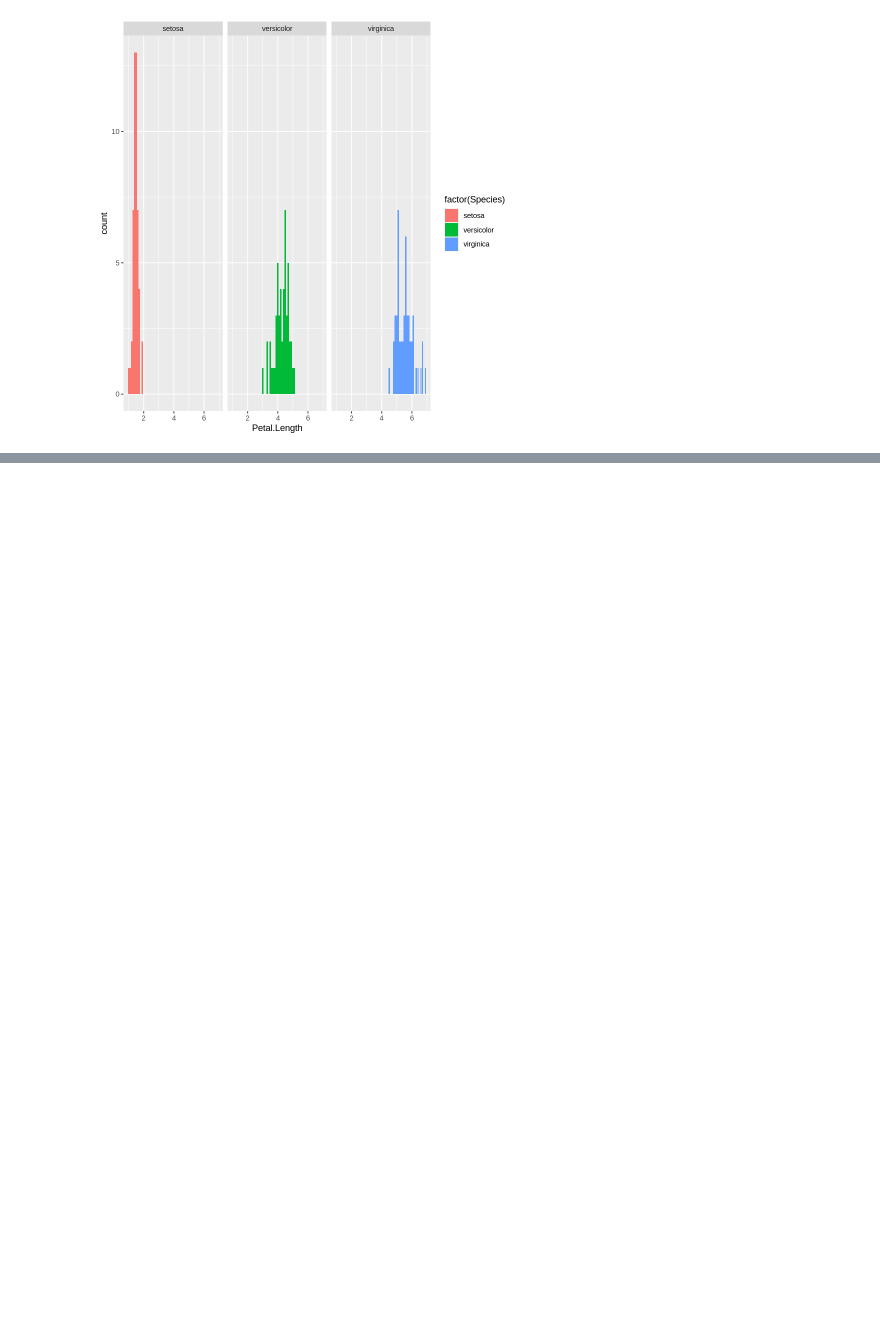
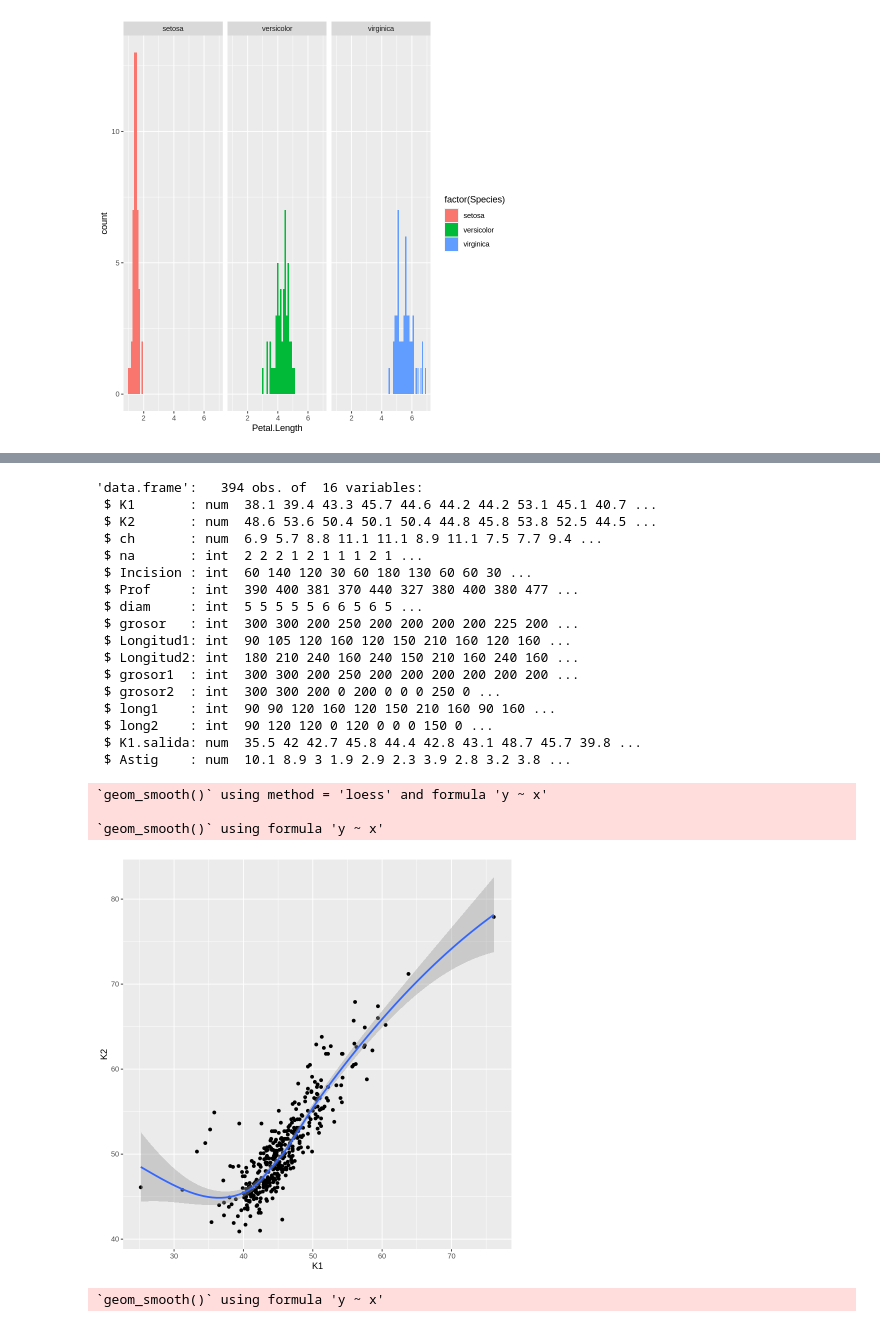
Before and after one commit to santiagoprado12/Curso-UPV-Machine-Learning-en-R, a Jupyter notebook: Introduccion_a_ggplot().ipynb, the cells around one changed output, grey strips where cells are left out. Cells and saved outputs as stored; diff of their text form; code cells hidden in the pictures; blank space fills up the shorter version.

```diff
--- a/Introduccion_a_ggplot().ipynb
+++ b/Introduccion_a_ggplot().ipynb
@@ -48,0 +51,2 @@ ggplot(iris,aes(x=Petal.Length,fill=factor(Species)))+geom_bar(stat='count')+fac
+# %%
+qerat<-read.csv(file="Queratocono.csv")
@@ -48,0 +72,32 @@ ggplot(iris,aes(x=Petal.Length,fill=factor(Species)))+geom_bar(stat='count')+fac
+# %%
+str(qerat)
+ggplot(qerat, aes(K1,K2)) + geom_point() + geom_smooth()
+ggplot(qerat, aes(K1,K2)) + geom_point() + geom_smooth(method=lm)
+ggplot(qerat, aes(K1, K2, colour = factor(na))) + geom_point() + geom_smooth(method = "glm")
+ggplot(qerat, aes(K1, K2, colour=factor(grosor) )) + geom_point() + facet_grid(diam~na)
+
+ggplot(qerat,aes(factor(grosor), K1)) + geom_boxplot()
+ggplot(qerat,aes(factor(grosor), K2)) + geom_boxplot()
+# %% [output]
+'data.frame':   394 obs. of  16 variables:
+ $ K1       : num  38.1 39.4 43.3 45.7 44.6 44.2 44.2 53.1 45.1 40.7 ...
+ $ K2       : num  48.6 53.6 50.4 50.1 50.4 44.8 45.8 53.8 52.5 44.5 ...
+ $ ch       : num  6.9 5.7 8.8 11.1 11.1 8.9 11.1 7.5 7.7 9.4 ...
+ $ na       : int  2 2 2 1 2 1 1 1 2 1 ...
+ $ Incision : int  60 140 120 30 60 180 130 60 60 30 ...
+ $ Prof     : int  390 400 381 370 440 327 380 400 380 477 ...
+ $ diam     : int  5 5 5 5 5 6 6 5 6 5 ...
+ $ grosor   : int  300 300 200 250 200 200 200 200 225 200 ...
+ $ Longitud1: int  90 105 120 160 120 150 210 160 120 160 ...
+ $ Longitud2: int  180 210 240 160 240 150 210 160 240 160 ...
+ $ grosor1  : int  300 300 200 250 200 200 200 200 200 200 ...
+ $ grosor2  : int  300 300 200 0 200 0 0 0 250 0 ...
+ $ long1    : int  90 90 120 160 120 150 210 160 90 160 ...
+ $ long2    : int  90 120 120 0 120 0 0 0 150 0 ...
+ $ K1.salida: num  35.5 42 42.7 45.8 44.4 42.8 43.1 48.7 45.7 39.8 ...
+ $ Astig    : num  10.1 8.9 3 1.9 2.9 2.3 3.9 2.8 3.2 3.8 ...
+`geom_smooth()` using method = 'loess' and formula 'y ~ x'
+
+`geom_smooth()` using formula 'y ~ x'
+[figure, added]
+`geom_smooth()` using formula 'y ~ x'
```
Also changed, not shown: parts of 4 cells of this notebook.
